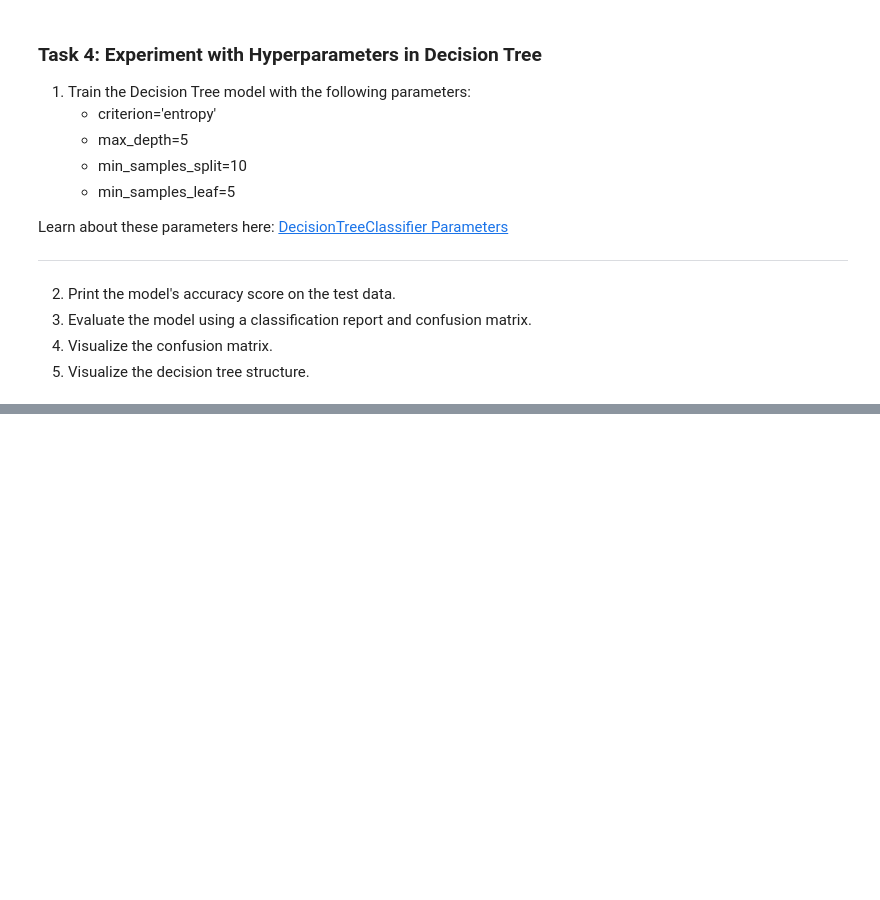
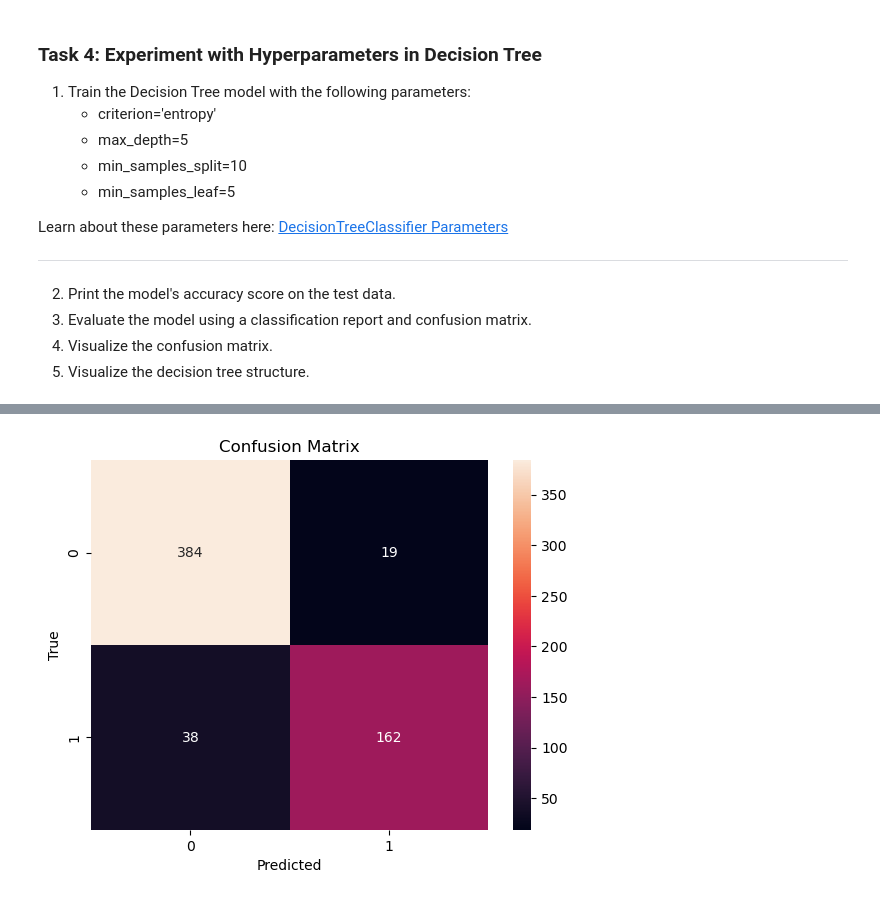
Before and after one commit to HanadIsmail/Machine-learning, a Jupyter notebook: Daily works/7 Supervised ML (Classification)/13 ML_Classification_Exercise5/assignment.ipynb, the cells around one changed output, grey strips where cells are left out. Saved outputs shown, nothing was run; the diff lists cells and outputs as text; code cells hidden in the pictures; blank space fills up the shorter version.

```diff
--- a/Daily works/7 Supervised ML (Classification)/13 ML_Classification_Exercise5/assignment.ipynb
+++ b/Daily works/7 Supervised ML (Classification)/13 ML_Classification_Exercise5/assignment.ipynb
@@ -204,13 +204,18 @@ Learn about these parameters here: [DecisionTreeClassifier Parameters](https://s
 5. Visualize the decision tree structure.
 # %%
 # Step 1: Train the Decision Tree model with specified hyperparameters
-
-
-
+model_custom = DecisionTreeClassifier(
+    criterion='entropy',
+    max_depth=5,
+    min_samples_split=10,
+    min_samples_leaf=5
+)
+model_custom.fit(X_train, y_train)
 # Step 2: Print the model's accuracy score on the test data
-
+print("model's accuracy score is :", model_custom.score(X_test,y_test))
 
 # Step 3: Make predictions on the test set
-
+y_pred_cust = model_custom.predict(X_test)
 
 # Step 4: Evaluate the model using a classification report and confusion matrix
+print(classification_report(y_test,y_pred_cust))
@@ -217,4 +232,12 @@ Learn about these parameters here: [DecisionTreeClassifier Parameters](https://s
 # %%
 # Step 5: Visualize the confusion matrix
+cm_custom = confusion_matrix(y_test,y_pred_cust)
+sns.heatmap(cm_custom, annot=True, fmt='d')
+plt.xlabel('Predicted')
+plt.ylabel('True')
+plt.title('Confusion Matrix')
+plt.show()
+# %% [output]
+[figure, added]
 # %%
 # Step 6: Visualize the decision tree
```
Also changed, not shown: parts of 2 cells of this notebook, 7 other files.
